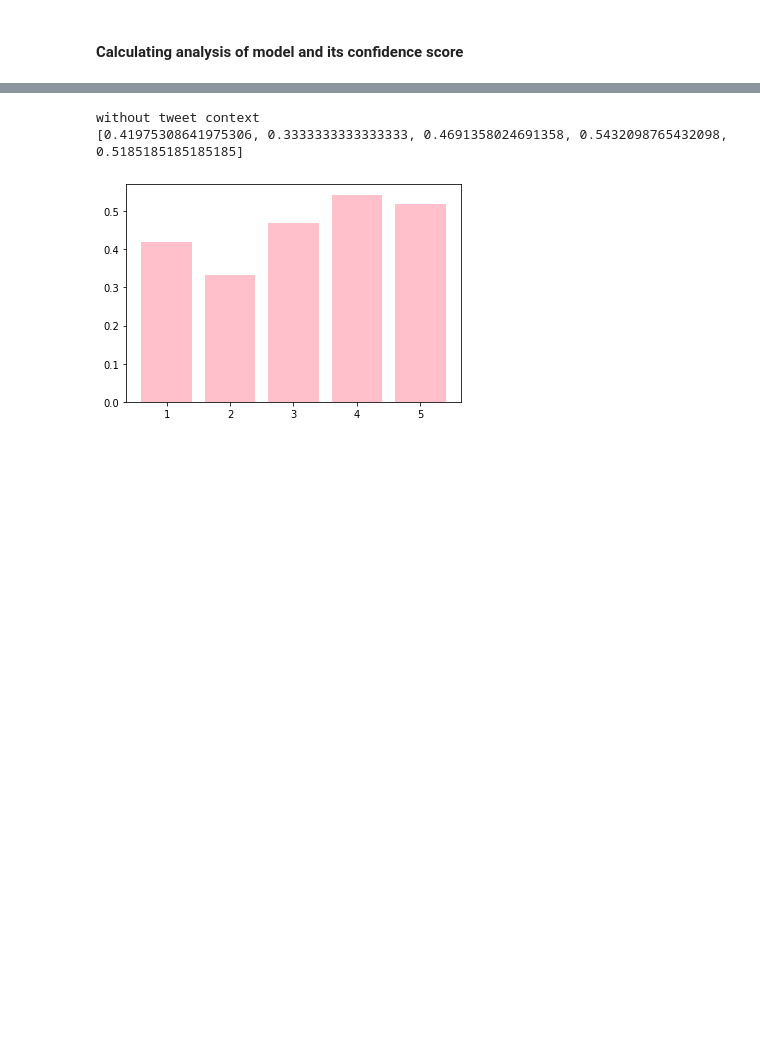
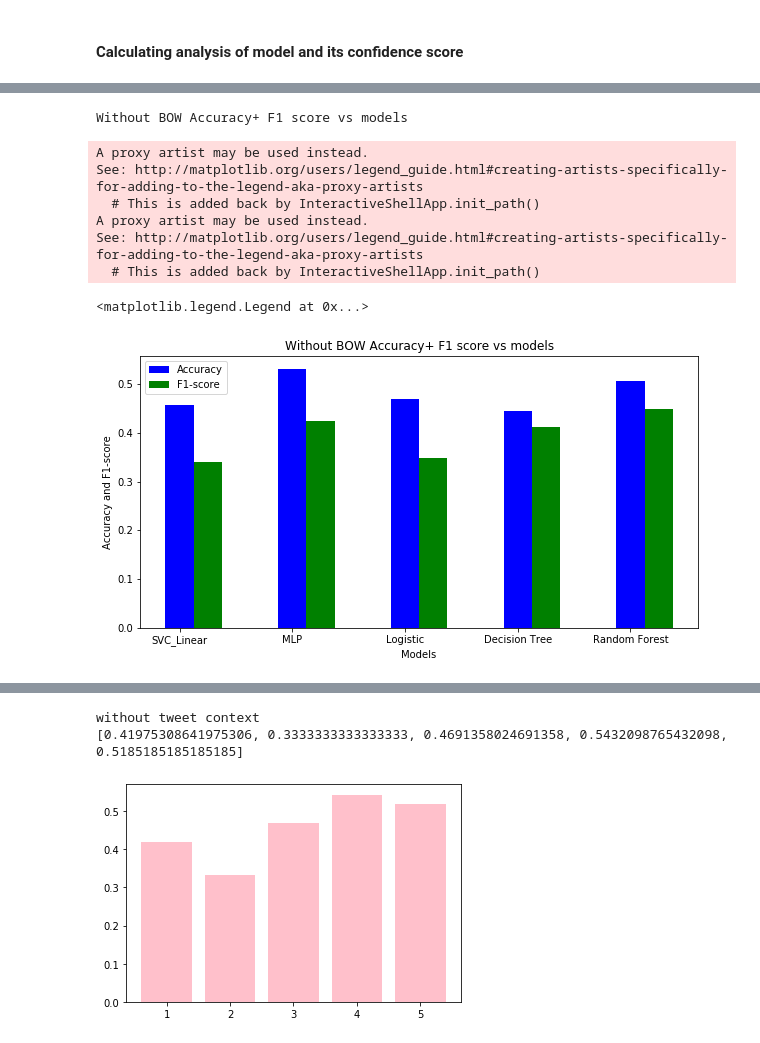
Before and after one commit to Tinkidinki/IRE_Major_Project, a Jupyter notebook: SUBTASK_B.ipynb, the cells around one changed output, grey strips where cells are left out. Saved outputs shown, nothing was run; the diff lists cells and outputs as text; code cells hidden in the pictures; blank space fills up the shorter version.

Commit message:
Analysis on f-score confidence and accuracy

```diff
--- a/SUBTASK_B.ipynb
+++ b/SUBTASK_B.ipynb
@@ -42,3 +52,12 @@ model_name=['SVC_Linear','MLP','Logistic Regression','Decision Tree','Random For
+# %%
+Wrong_conf_with={}
+right_conf_with={}
+Wrong_conf_without={}
+right_conf_without={}
+accuracy_with={}
+accuracy_without={}
+f_score_with={}
+f_score_without={}
 # %% [markdown]
 #### Calculating analysis of model and its confidence score
 # %%
@@ -306,0 +347,23 @@ Macro F:  0.36628186628186626
+# %%
+X = np.arange(5)
+f, ax = plt.subplots(figsize=(10,5))
+ax.set_xticklabels(['z','SVC_Linear','MLP','Logistic','Decision Tree','Random Forest'])
+# ax.set_yticks(accuracy_without.values(), f_score_without.values())
+print("Without BOW Accuracy+ F1 score vs models")
+plt.title('Without BOW Accuracy+ F1 score vs models')
+plt.xlabel('Models')
+plt.ylabel('Accuracy and F1-score')
+plt.bar(X + 0.00, accuracy_without.values(), color = 'b',label="Accuracy", width = 0.25)
+plt.bar(X + 0.25, f_score_without.values(), color = 'g',label="F1-score" ,width = 0.25)
+ax.legend((accuracy_without.values(), f_score_without.values()), ('Men', 'Women'))
+plt.legend()
+# %% [output]
+Without BOW Accuracy+ F1 score vs models
+A proxy artist may be used instead.
+See: http://matplotlib.org/users/legend_guide.html#creating-artists-specifically-for-adding-to-the-legend-aka-proxy-artists
+  # This is added back by InteractiveShellApp.init_path()
+A proxy artist may be used instead.
+See: http://matplotlib.org/users/legend_guide.html#creating-artists-specifically-for-adding-to-the-legend-aka-proxy-artists
+  # This is added back by InteractiveShellApp.init_path()
+<matplotlib.legend.Legend at 0x...>
+[figure, added]
```
Also changed, not shown: parts of 20 cells of this notebook.
